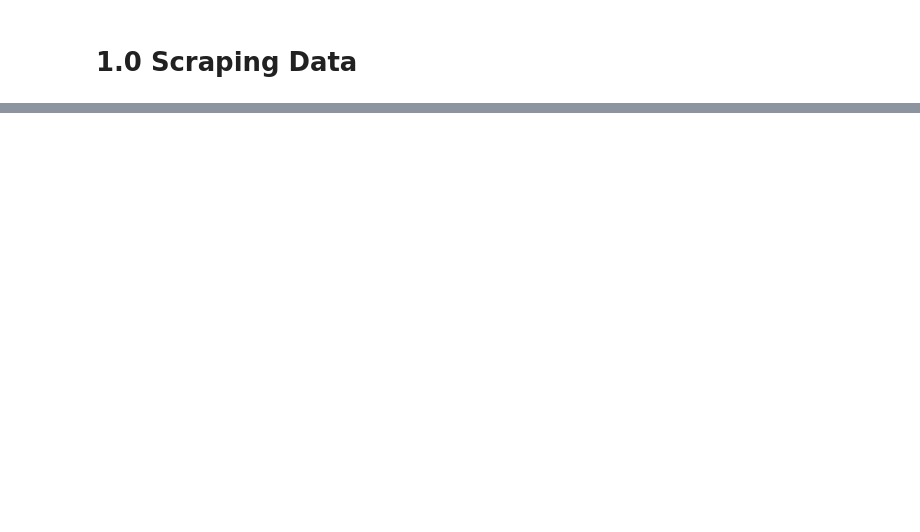
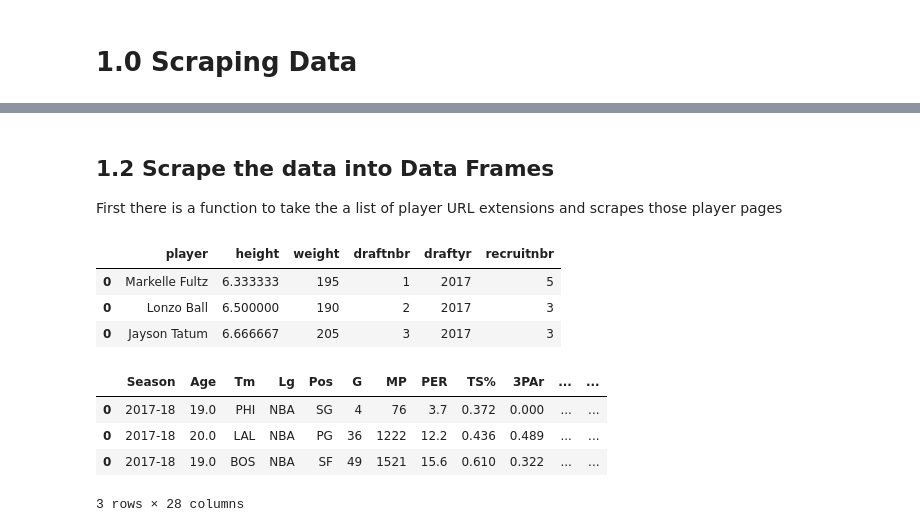
Before and after one commit to mkduchak/luther-project, a Jupyter notebook: 1_Scraping_Data.ipynb, the cells around one changed output, grey strips where cells are left out. Cells and saved outputs as stored; diff of their text form; code cells hidden in the pictures; blank space fills up the shorter version.

```diff
--- a/1_Scraping_Data.ipynb
+++ b/1_Scraping_Data.ipynb
@@ -16 +122,4 @@ from io import StringIO
+# %% [markdown]
+## 1.2 Scrape the data into Data Frames
+First there is a function to take the a list of player URL extensions and scrapes those player pages
 # %%
@@ -82,0 +255,15 @@ def page_scrape(startplayerdf,startstatdf):
+# %%
+playerdf
+# %% [output]
+|  | player | height | weight | draftnbr | draftyr | recruitnbr |
+| 0 | Markelle Fultz | 6.333333 | 195 | 1 | 2017 | 5 |
+| 0 | Lonzo Ball | 6.500000 | 190 | 2 | 2017 | 3 |
+| 0 | Jayson Tatum | 6.666667 | 205 | 3 | 2017 | 3 |
+# %%
+advstatsdf
+# %% [output]
+|  | Season | Age | Tm | Lg | Pos | G | MP | PER | TS% | 3PAr | ... | ... |
+| 0 | 2017-18 | 19.0 | PHI | NBA | SG | 4 | 76 | 3.7 | 0.372 | 0.000 | ... | ... |
+| 0 | 2017-18 | 20.0 | LAL | NBA | PG | 36 | 1222 | 12.2 | 0.436 | 0.489 | ... | ... |
+| 0 | 2017-18 | 19.0 | BOS | NBA | SF | 49 | 1521 | 15.6 | 0.610 | 0.322 | ... | ... |
+3 rows × 28 columns
```
Also changed, not shown: parts of 15 cells of this notebook.
